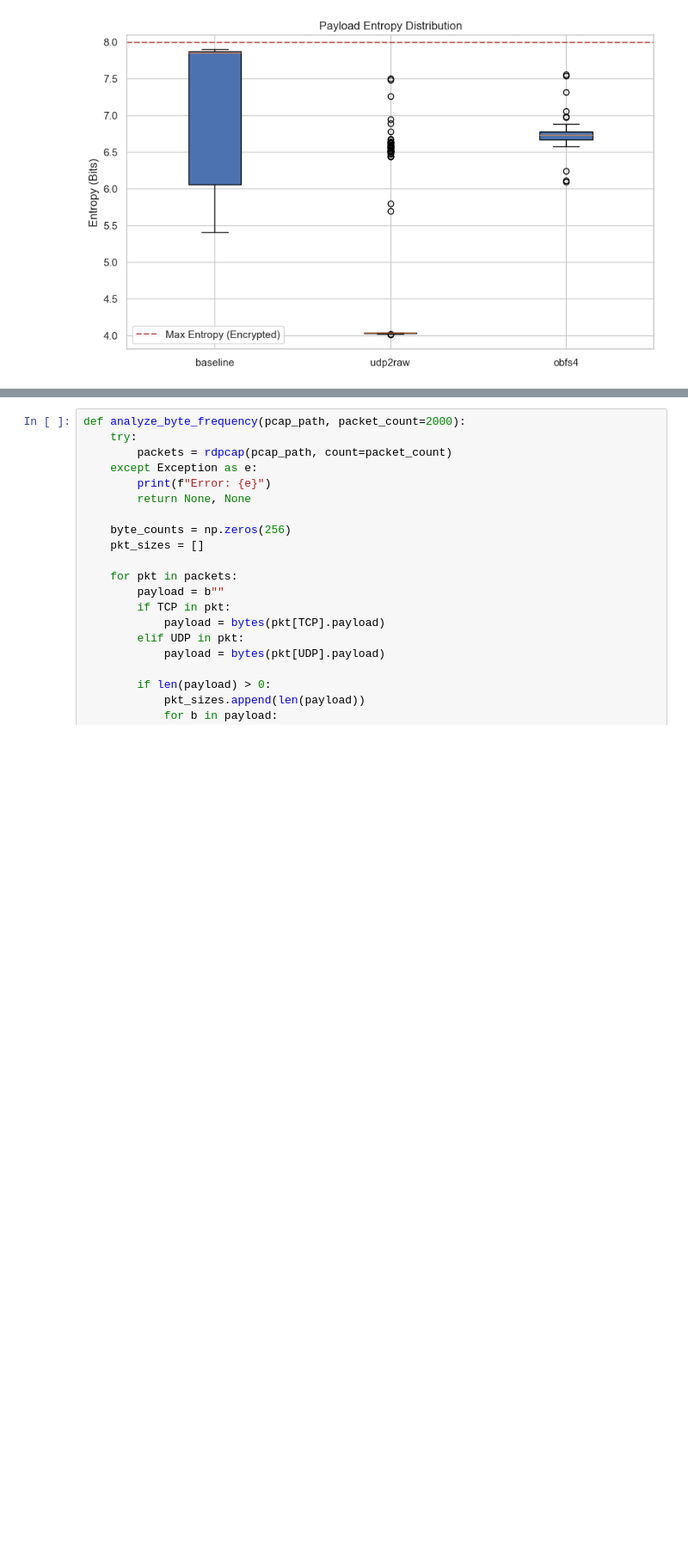
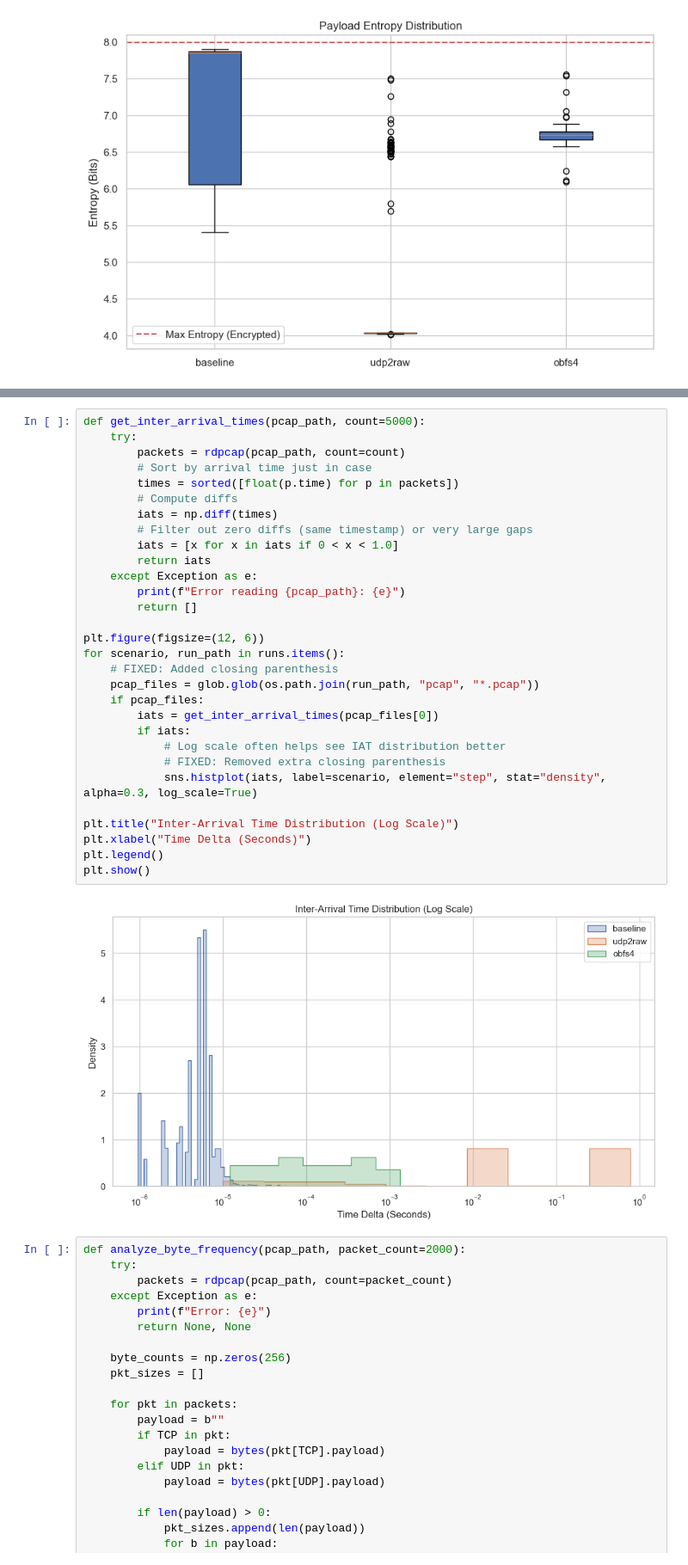
Before and after one commit to maxlluky/VPN-Traffic-Obfuscation-Lab, a Jupyter notebook: analysis/Analysis_Starter.ipynb, the cells around one changed output, grey strips where cells are left out. Shown at 86% size. Drawn from its saved outputs; the diff is of its cells as text; blank space fills up the shorter version.

```diff
--- a/analysis/Analysis_Starter.ipynb
+++ b/analysis/Analysis_Starter.ipynb
@@ -253,3 +291,35 @@ Deep Packet Inspection metrics to differentiate obfuscation methods.
+# %%
+def get_inter_arrival_times(pcap_path, count=5000):
+    try:
+        packets = rdpcap(pcap_path, count=count)
+        # Sort by arrival time just in case
+        times = sorted([float(p.time) for p in packets])
+        # Compute diffs
+        iats = np.diff(times)
+        # Filter out zero diffs (same timestamp) or very large gaps
+        iats = [x for x in iats if 0 < x < 1.0]
+        return iats
+    except Exception as e:
+        print(f"Error reading {pcap_path}: {e}")
+        return []
+
+plt.figure(figsize=(12, 6))
+for scenario, run_path in runs.items():
+    # FIXED: Added closing parenthesis
+    pcap_files = glob.glob(os.path.join(run_path, "pcap", "*.pcap"))
+    if pcap_files:
+        iats = get_inter_arrival_times(pcap_files[0])
+        if iats:
+            # Log scale often helps see IAT distribution better
+            # FIXED: Removed extra closing parenthesis
+            sns.histplot(iats, label=scenario, element="step", stat="density", alpha=0.3, log_scale=True)
+
+plt.title("Inter-Arrival Time Distribution (Log Scale)")
+plt.xlabel("Time Delta (Seconds)")
+plt.legend()
+plt.show()
+# %% [output]
+[figure, added]
 # %%
 def analyze_byte_frequency(pcap_path, packet_count=2000):
     try:
```
Also changed, not shown: parts of 4 cells of this notebook, 1 other file.
